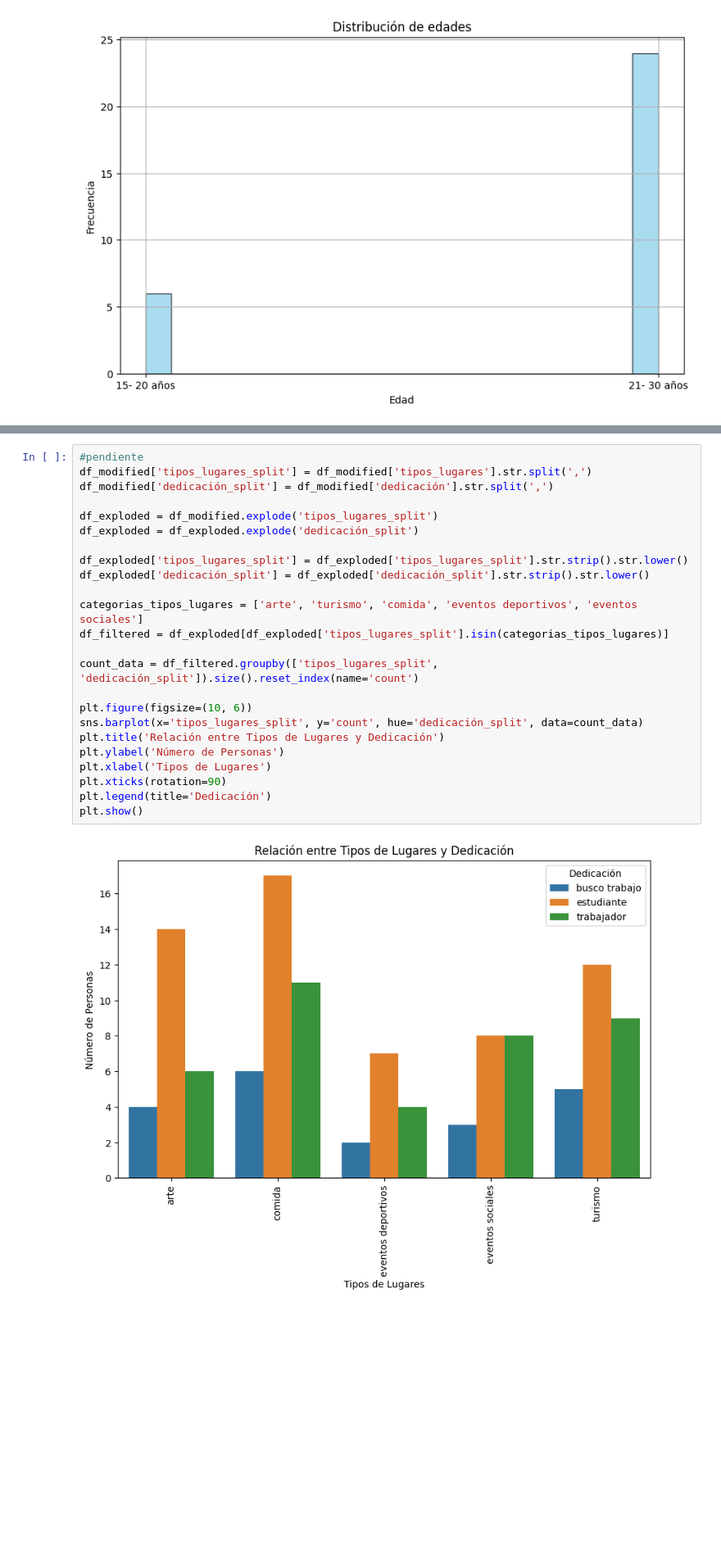
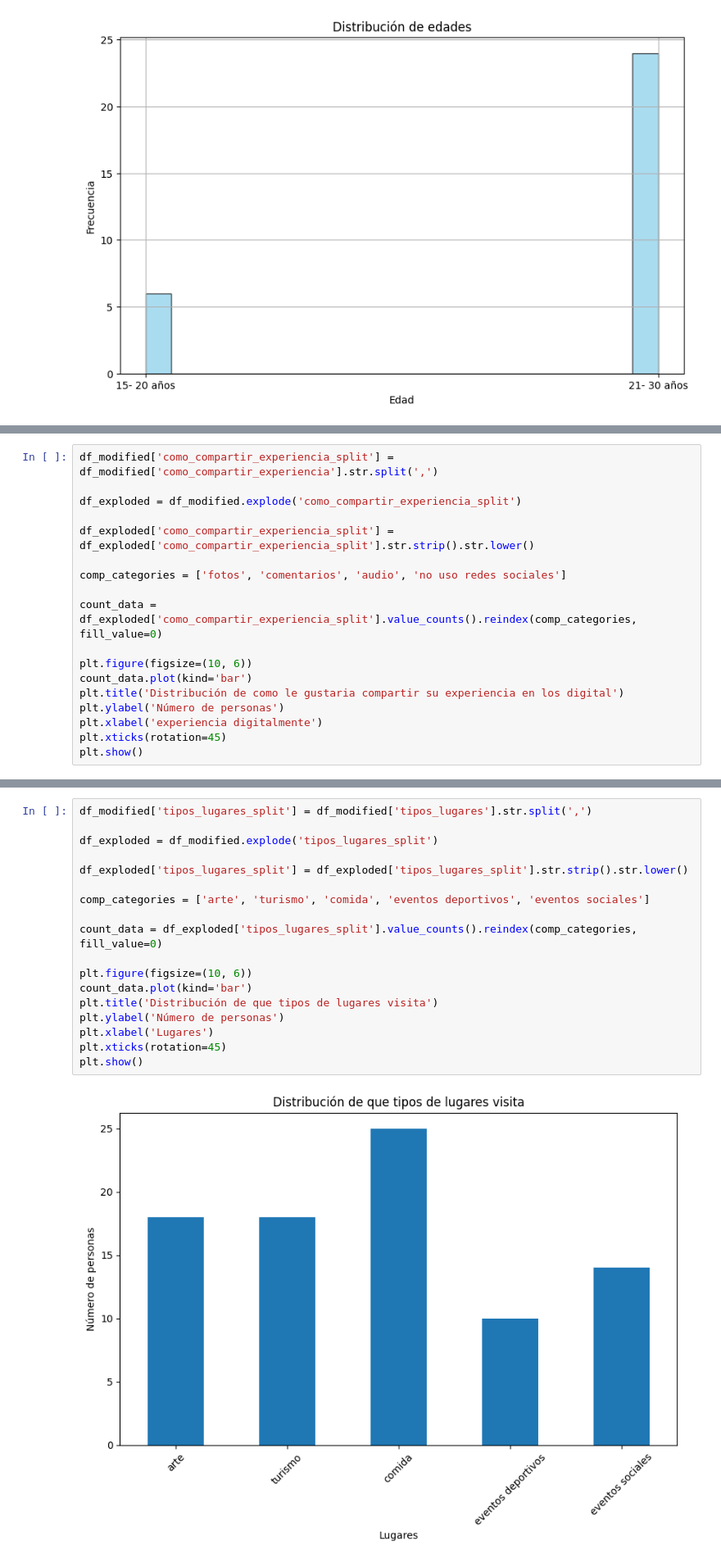
Before and after one commit to Abril131/Survey-Analysis, a Jupyter notebook: reporte_encuesta.ipynb, the cells around one changed output, grey strips where cells are left out. Shown at 82% size. Saved outputs shown, nothing was run; the diff lists cells and outputs as text; blank space fills up the shorter version.

```diff
--- a/reporte_encuesta.ipynb
+++ b/reporte_encuesta.ipynb
@@ -161,0 +276,18 @@ plt.show()
+# %%
+df_modified['como_compartir_experiencia_split'] = df_modified['como_compartir_experiencia'].str.split(',')
+
+df_exploded = df_modified.explode('como_compartir_experiencia_split')
+
+df_exploded['como_compartir_experiencia_split'] = df_exploded['como_compartir_experiencia_split'].str.strip().str.lower()
+
+comp_categories = ['fotos', 'comentarios', 'audio', 'no uso redes sociales']
+
+count_data = df_exploded['como_compartir_experiencia_split'].value_counts().reindex(comp_categories, fill_value=0)
+
+plt.figure(figsize=(10, 6))
+count_data.plot(kind='bar')
+plt.title('Distribución de como le gustaria compartir su experiencia en los digital')
+plt.ylabel('Número de personas')
+plt.xlabel('experiencia digitalmente')
+plt.xticks(rotation=45)
+plt.show()
@@ -162,26 +304,20 @@ plt.show()
 # %%
-#pendiente
 df_modified['tipos_lugares_split'] = df_modified['tipos_lugares'].str.split(',')
-df_modified['dedicación_split'] = df_modified['dedicación'].str.split(',')
 
 df_exploded = df_modified.explode('tipos_lugares_split')
-df_exploded = df_exploded.explode('dedicación_split')
 
 df_exploded['tipos_lugares_split'] = df_exploded['tipos_lugares_split'].str.strip().str.lower()
-df_exploded['dedicación_split'] = df_exploded['dedicación_split'].str.strip().str.lower()
 
-categorias_tipos_lugares = ['arte', 'turismo', 'comida', 'eventos deportivos', 'eventos sociales']
-df_filtered = df_exploded[df_exploded['tipos_lugares_split'].isin(categorias_tipos_lugares)]
+comp_categories = ['arte', 'turismo', 'comida', 'eventos deportivos', 'eventos sociales']
 
-count_data = df_filtered.groupby(['tipos_lugares_split', 'dedicación_split']).size().reset_index(name='count')
+count_data = df_exploded['tipos_lugares_split'].value_counts().reindex(comp_categories, fill_value=0)
 
 plt.figure(figsize=(10, 6))
-sns.barplot(x='tipos_lugares_split', y='count', hue='dedicación_split', data=count_data)
-plt.title('Relación entre Tipos de Lugares y Dedicación')
-plt.ylabel('Número de Personas')
-plt.xlabel('Tipos de Lugares')
-plt.xticks(rotation=90)
-plt.legend(title='Dedicación')
+count_data.plot(kind='bar')
+plt.title('Distribución de que tipos de lugares visita')
+plt.ylabel('Número de personas')
+plt.xlabel('Lugares')
+plt.xticks(rotation=45)
 plt.show()
 # %% [output]
-[figure, old version]
+[figure, new version]
```
Also changed, not shown: parts of 11 cells of this notebook, 1 other file.
